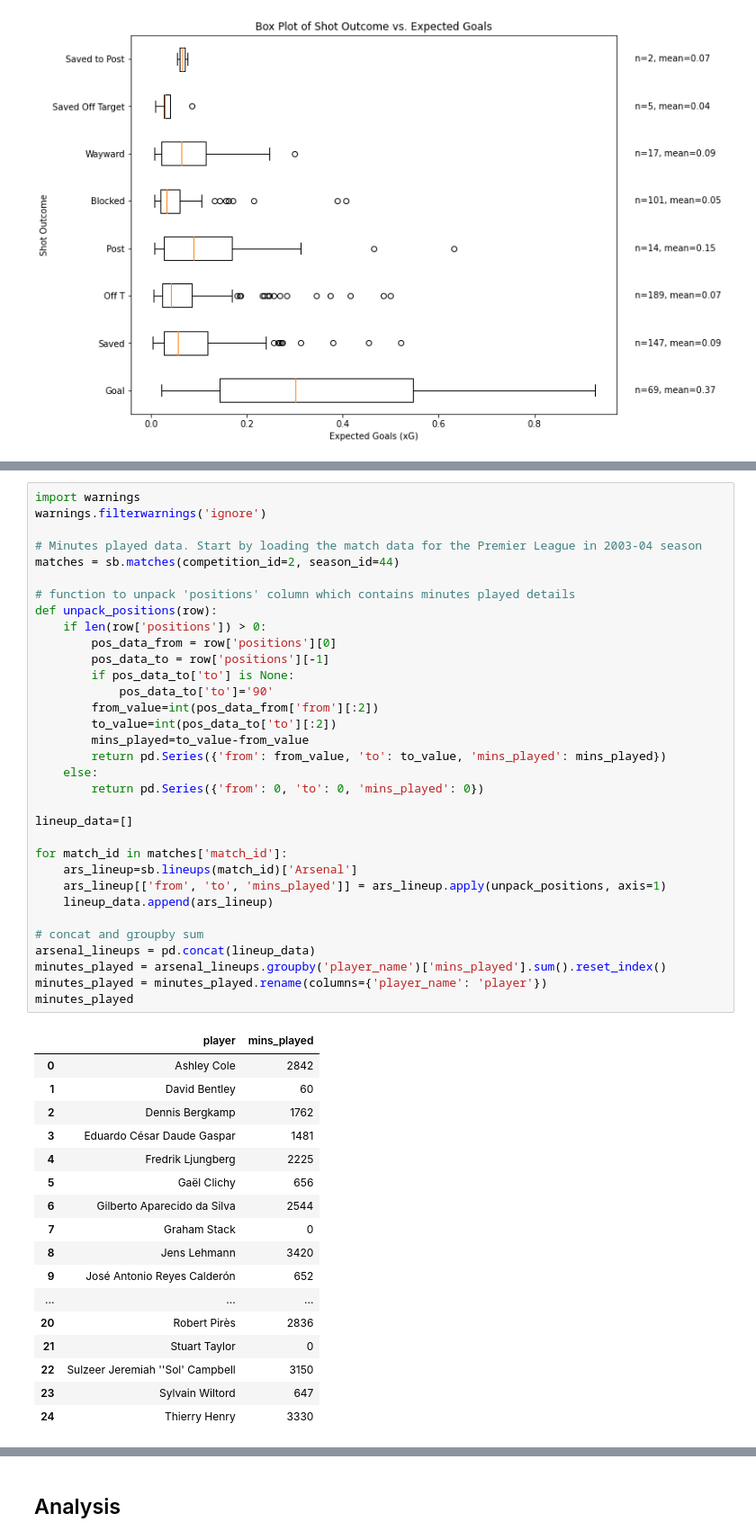
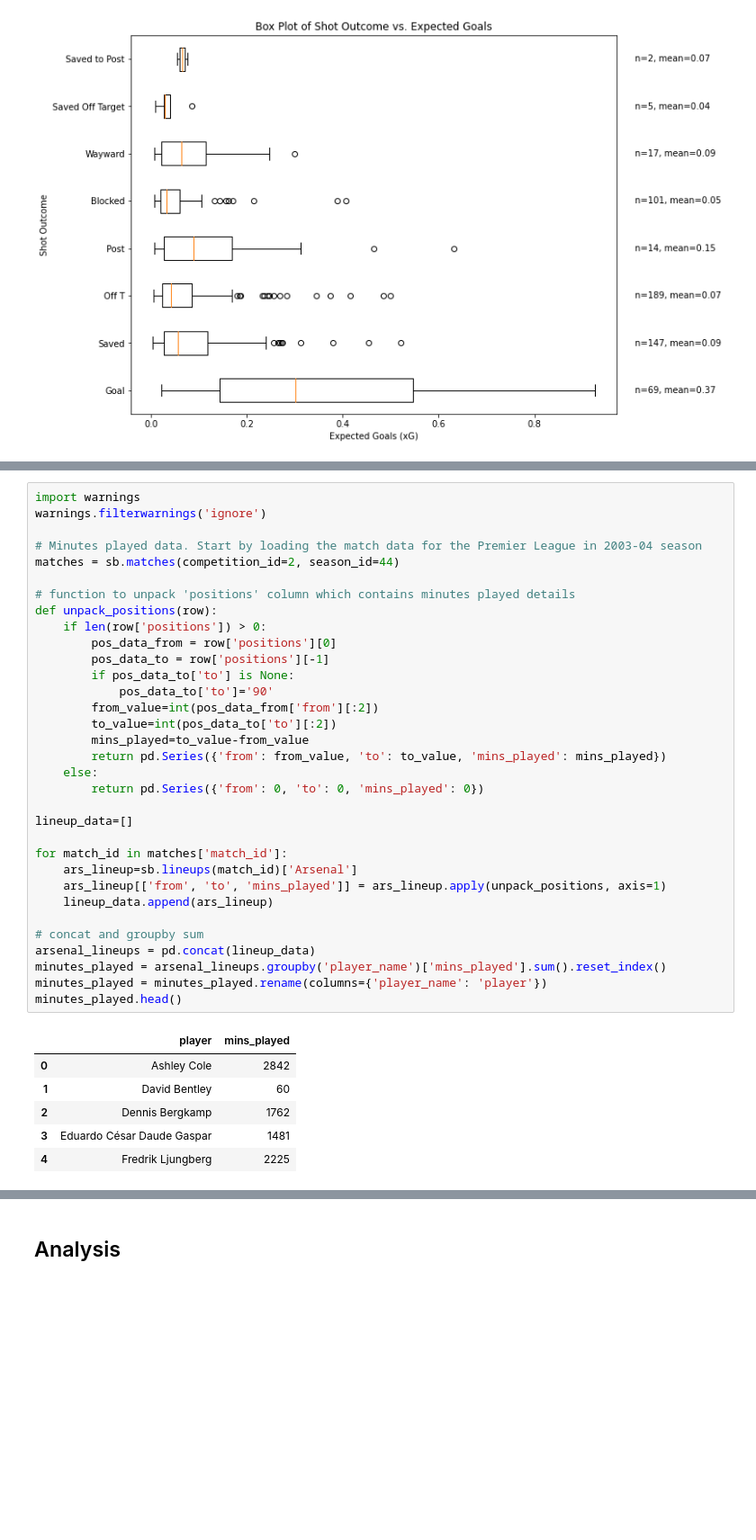
Before and after one commit to harrychurchley/football-sequence-analysis, a Jupyter notebook: arsenal-0304.ipynb, the cells around one changed output, grey strips where cells are left out. Shown at 90% size. Cells and saved outputs as stored; diff of their text form; blank space fills up the shorter version.

```diff
--- a/arsenal-0304.ipynb
+++ b/arsenal-0304.ipynb
@@ -326,45 +304,34 @@ def unpack_positions(row):
     if len(row['positions']) > 0:
         pos_data_from = row['positions'][0]
         pos_data_to = row['positions'][-1]
         if pos_data_to['to'] is None:
             pos_data_to['to']='90'
         from_value=int(pos_data_from['from'][:2])
         to_value=int(pos_data_to['to'][:2])
         mins_played=to_value-from_value
         return pd.Series({'from': from_value, 'to': to_value, 'mins_played': mins_played})
     else:
         return pd.Series({'from': 0, 'to': 0, 'mins_played': 0})
 
 lineup_data=[]
 
 for match_id in matches['match_id']:
     ars_lineup=sb.lineups(match_id)['Arsenal']
     ars_lineup[['from', 'to', 'mins_played']] = ars_lineup.apply(unpack_positions, axis=1)
     lineup_data.append(ars_lineup)
 
 # concat and groupby sum
 arsenal_lineups = pd.concat(lineup_data)
 minutes_played = arsenal_lineups.groupby('player_name')['mins_played'].sum().reset_index()
 minutes_played = minutes_played.rename(columns={'player_name': 'player'})
-minutes_played
+minutes_played.head()
 # %% [output]
 |  | player | mins_played |
 | 0 | Ashley Cole | 2842 |
 | 1 | David Bentley | 60 |
 | 2 | Dennis Bergkamp | 1762 |
 | 3 | Eduardo César Daude Gaspar | 1481 |
 | 4 | Fredrik Ljungberg | 2225 |
-| 5 | Gaël Clichy | 656 |
-| 6 | Gilberto Aparecido da Silva | 2544 |
-| 7 | Graham Stack | 0 |
-| 8 | Jens Lehmann | 3420 |
-| 9 | José Antonio Reyes Calderón | 652 |
-| ... | ... | ... |
-| 20 | Robert Pirès | 2836 |
-| 21 | Stuart Taylor | 0 |
-| 22 | Sulzeer Jeremiah ''Sol' Campbell | 3150 |
-| 23 | Sylvain Wiltord | 647 |
-| 24 | Thierry Henry | 3330 |
 # %%
 mins_inv_pos = minutes_played.merge(involvements, on='player').merge(mode_positions, on='player')
 mins_inv_pos = mins_inv_pos.rename(columns={'count': 'involvements'})
```
Also changed, not shown: parts of 12 cells of this notebook.
